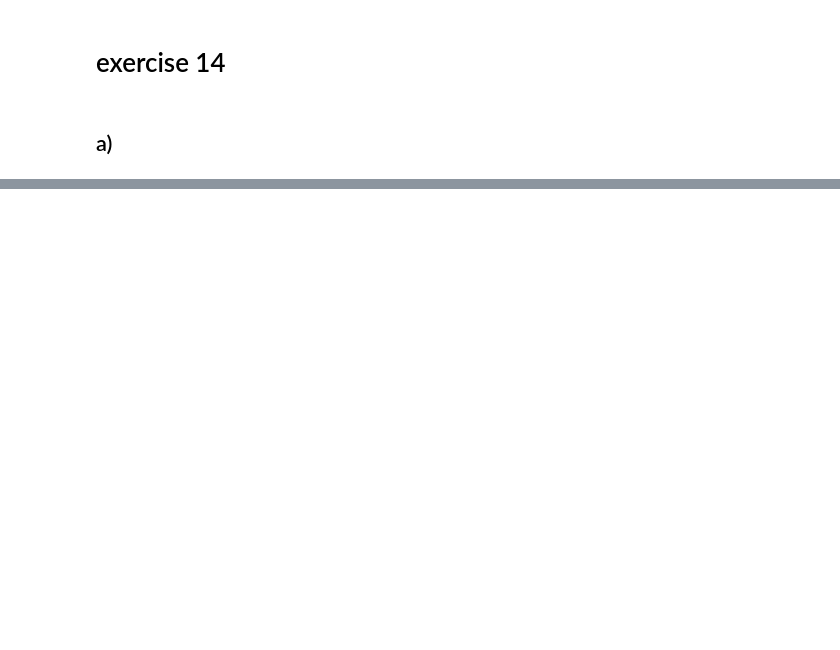
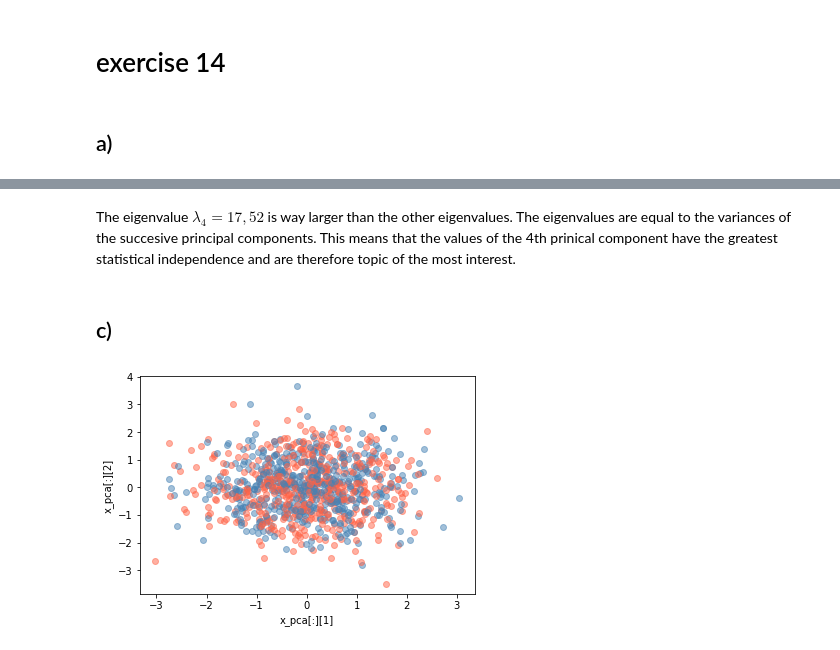
Before and after one commit to ttros/SMD, a Jupyter notebook: 7/exercise_15.ipynb, the cells around one changed output, grey strips where cells are left out. Cells and saved outputs as stored; diff of their text form; code cells hidden in the pictures; blank space fills up the shorter version.

```diff
--- a/7/exercise_15.ipynb
+++ b/7/exercise_15.ipynb
@@ -33,16 +26,14 @@ print(y)
 # %%
-#from sklearn.decomposition import PCA
+from sklearn.decomposition import PCA
+import numpy.linalg as alg
 
-#pca = PCA(n_components=3)
-#transformed = pca.fit_transform(X)
 
-#plots.plot_3d_views(transformed, y)
+pca = PCA(n_components=4)
+x_pca = pca.fit_transform(x)
 
-#from sklearn.decomposition import PCA
+x_pca_cov = pca.get_covariance()
+#print(x_pca_cov)
 
-#pca = PCA(n_components=2)
-#transformed = pca.fit_transform(X)
-
-#plt.figure()
-#plt.scatter(transformed[:, 0], transformed[:, 1], c=y, cmap=cmap)
-#None
+values, vectors = alg.eigh(x_pca_cov)
+print('Covariance matrix: \n',x_pca_cov,'\n')
+print('Eigenvalues: ',values)
@@ -48,0 +48,18 @@ print(y)
+# %% [markdown]
+The eigenvalue $\lambda_4=17,52$ is way larger than the other eigenvalues. The eigenvalues are equal to the variances of the succesive principal components. This means that the values of the 4th prinical component have the greatest statistical independence and are therefore topic of the most interest.
+# %% [markdown]
+## c)
+# %%
+# scatter plot for x_pca_1 and x_pca_2
+for i in range(len(x)):
+    if group[i] == 0:
+        plt.scatter(x_pca[i,1], x_pca[i,2], c='steelblue', alpha=0.5)
+    else:
+        plt.scatter(x_pca[i,1], x_pca[i,2], c='tomato', alpha=0.5)
+
+plt.xlabel('x_pca[:][1]')
+plt.ylabel('x_pca[:][2]')
+
+plt.show()
+# %% [output]
+[figure, added]
```
Also changed, not shown: parts of 4 cells of this notebook.
